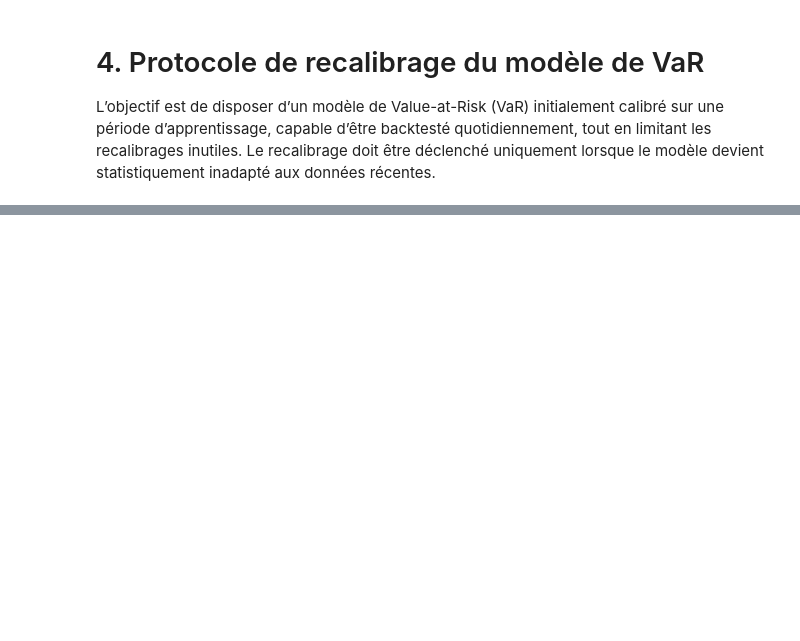
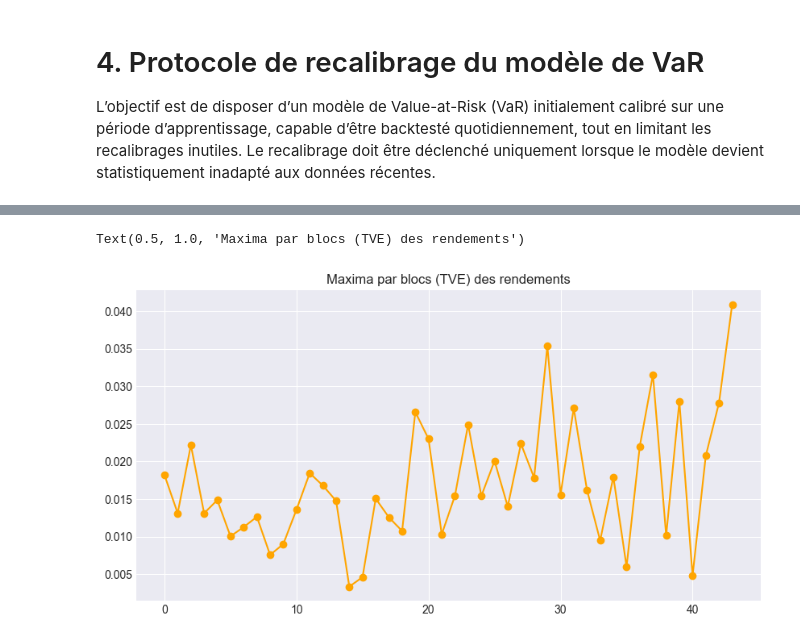
Before and after one commit to Charlin-D-S/extreme_risk_statistics, a Jupyter notebook: notebooks/exploration.ipynb, the cells around one changed output, grey strips where cells are left out. Cells and saved outputs as stored; diff of their text form; code cells hidden in the pictures; blank space fills up the shorter version.

```diff
--- a/notebooks/exploration.ipynb
+++ b/notebooks/exploration.ipynb
@@ -2241,0 +2235,24 @@ plot_var_backtesting(
+# %%
+def block_maxima(returns, block_size=21):
+    """
+    Construction des maxima par blocs (TVE)
+    returns : pd.Series de rendements
+    block_size : taille du bloc (mois boursier ≈ 21 jours)
+    """
+    losses = -returns  # passage à la queue droite
+    n_blocks = len(losses) // block_size
+
+    maxima = [
+        losses.iloc[i * block_size:(i + 1) * block_size].max()
+        for i in range(n_blocks)
+    ]
+
+    return np.array(maxima)
+# %%
+maxima = block_maxima(train.returns)
+plt.figure(figsize=(10, 5))
+plt.plot(maxima, marker='o', linestyle='-', color='orange')
+plt.title("Maxima par blocs (TVE) des rendements")
+# %% [output]
+Text(0.5, 1.0, 'Maxima par blocs (TVE) des rendements')
+[figure, added]
```
Also changed, not shown: parts of 69 cells of this notebook.
